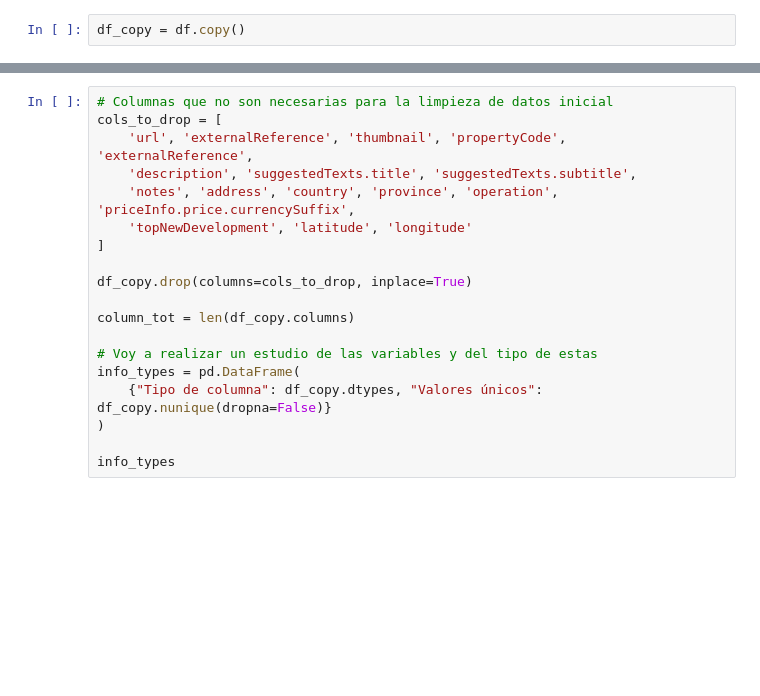
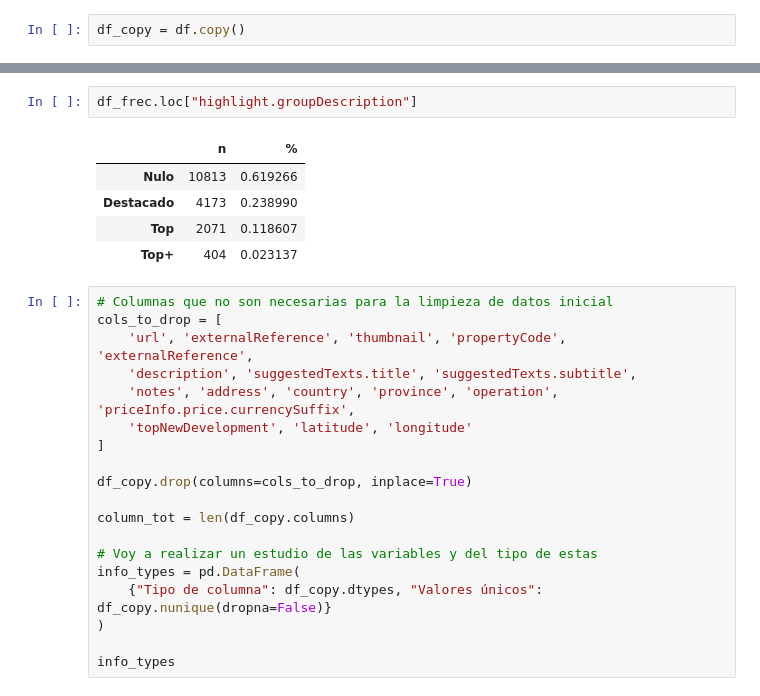
Before and after one commit to guille1006/TFM, a Jupyter notebook: TFM_procesamiento.ipynb, the cells around one changed output, grey strips where cells are left out. Drawn from its saved outputs; the diff is of its cells as text; blank space fills up the shorter version.

```diff
--- a/TFM_procesamiento.ipynb
+++ b/TFM_procesamiento.ipynb
@@ -11,3 +186,11 @@ df_copy = df.copy()
+# %%
+df_frec.loc["highlight.groupDescription"]
+# %% [output]
+|  | n | % |
+| Nulo | 10813 | 0.619266 |
+| Destacado | 4173 | 0.238990 |
+| Top | 2071 | 0.118607 |
+| Top+ | 404 | 0.023137 |
 # %%
 # Columnas que no son necesarias para la limpieza de datos inicial
 cols_to_drop = [
```
Also changed, not shown: parts of 6 cells of this notebook.
